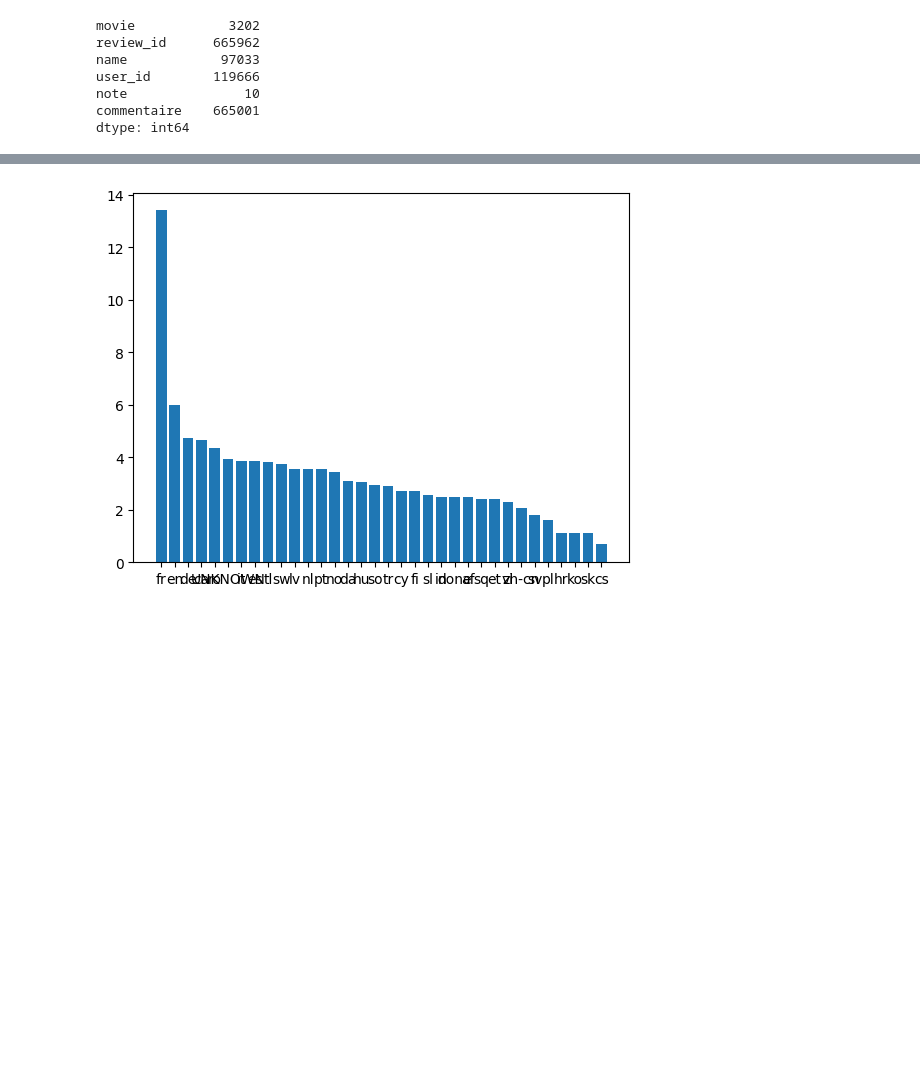
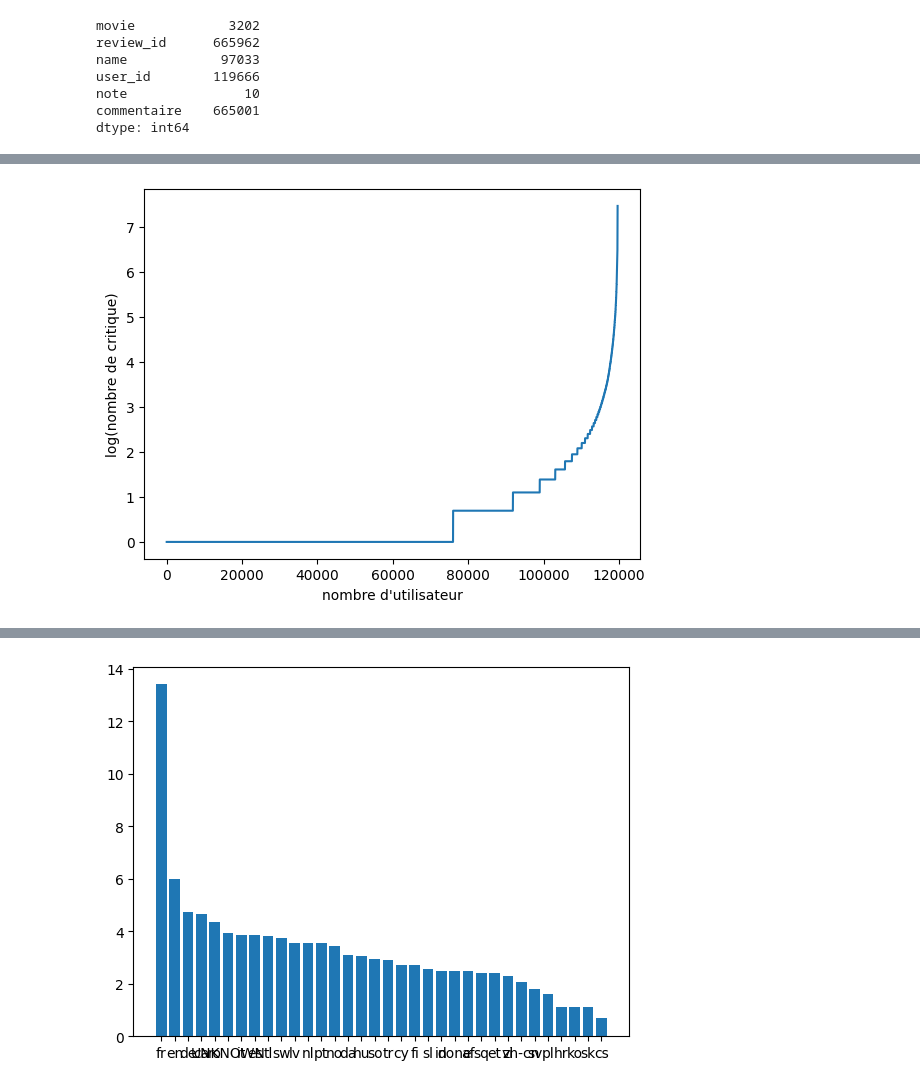
Before and after one commit to dylan-durand/app-innovation, a Jupyter notebook: data_visualization.ipynb, the cells around one changed output, grey strips where cells are left out. Drawn from its saved outputs; the diff is of its cells as text; code cells hidden in the pictures; blank space fills up the shorter version.

```diff
--- a/data_visualization.ipynb
+++ b/data_visualization.ipynb
@@ -177,0 +286,6 @@ plt.show()
+# %%
+# 2 nombre de critiques par user :
+
+occur = df.groupby(['user_id']).size()
+sorted_occur = occur.sort_values()
+sorted_occur
@@ -177,0 +306,7 @@ plt.show()
+# %%
+plt.plot(np.log(sorted_occur.values))
+plt.xlabel("nombre d'utilisateur")
+plt.ylabel("log(nombre de critique)")
+plt.show()
+# %% [output]
+[figure, added]
```
Also changed, not shown: parts of 44 cells of this notebook, 2 other files.
